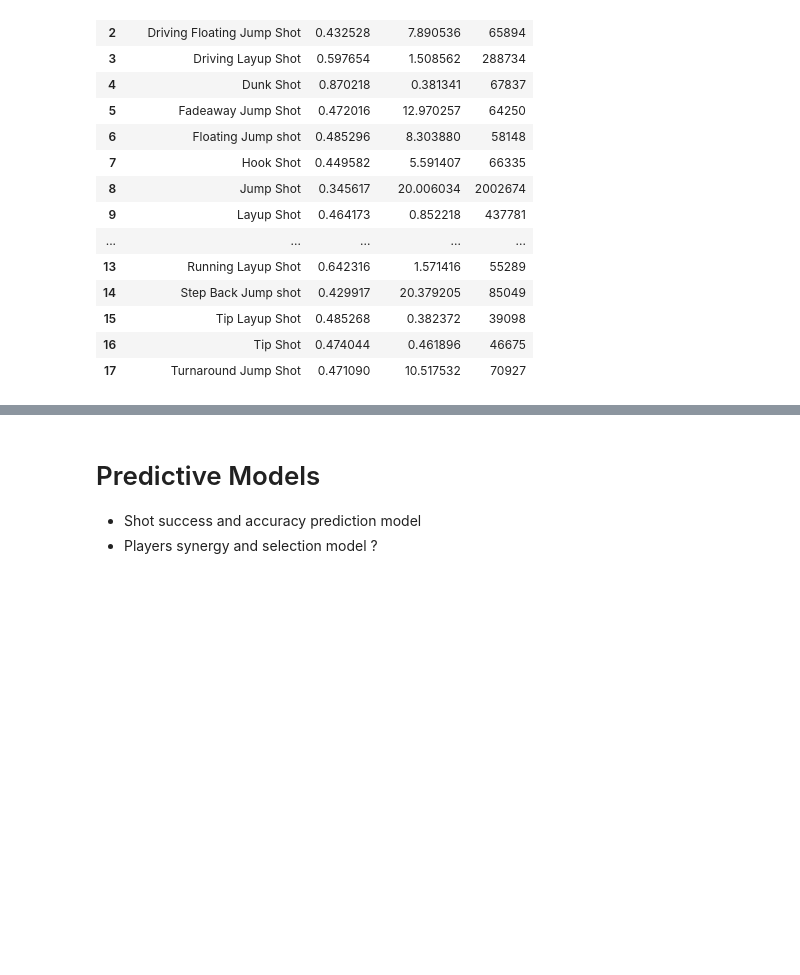
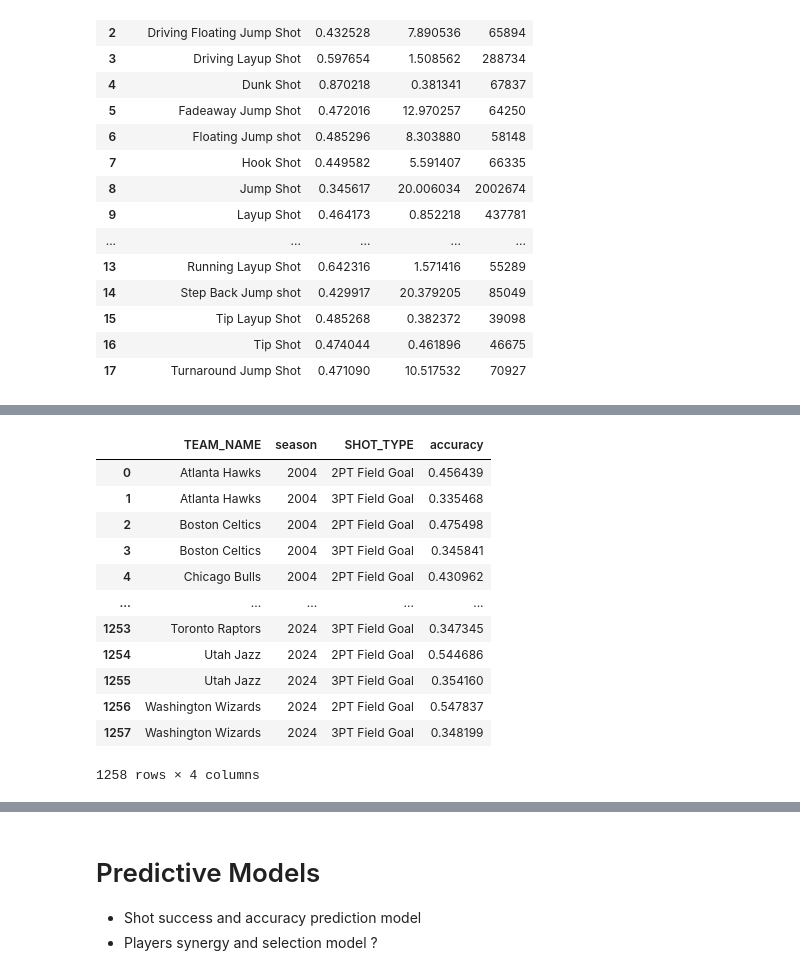
Before and after one commit to fan71c/NBA-Project, a Jupyter notebook: notebooks/main.ipynb, the cells around one changed output, grey strips where cells are left out. Drawn from its saved outputs; the diff is of its cells as text; code cells hidden in the pictures; blank space fills up the shorter version.

```diff
--- a/notebooks/main.ipynb
+++ b/notebooks/main.ipynb
@@ -321,0 +277,24 @@ fig.add_trace(
+# %%
+query = '''
+SELECT TEAM_NAME, SEASON_1 as season, SHOT_TYPE, AVG(SHOT_MADE) as accuracy
+FROM nba
+GROUP BY SEASON_1, TEAM_NAME, SHOT_TYPE
+'''
+#TODO: Add additional column for WEST and EAST conference
+# Comparison of 2pt vs. 3pt shots over time
+shot_type_df = pd.read_sql(query,conn)
+shot_type_df
+# %% [output]
+|  | TEAM_NAME | season | SHOT_TYPE | accuracy |
+| 0 | Atlanta Hawks | 2004 | 2PT Field Goal | 0.456439 |
+| 1 | Atlanta Hawks | 2004 | 3PT Field Goal | 0.335468 |
+| 2 | Boston Celtics | 2004 | 2PT Field Goal | 0.475498 |
+| 3 | Boston Celtics | 2004 | 3PT Field Goal | 0.345841 |
+| 4 | Chicago Bulls | 2004 | 2PT Field Goal | 0.430962 |
+| ... | ... | ... | ... | ... |
+| 1253 | Toronto Raptors | 2024 | 3PT Field Goal | 0.347345 |
+| 1254 | Utah Jazz | 2024 | 2PT Field Goal | 0.544686 |
+| 1255 | Utah Jazz | 2024 | 3PT Field Goal | 0.354160 |
+| 1256 | Washington Wizards | 2024 | 2PT Field Goal | 0.547837 |
+| 1257 | Washington Wizards | 2024 | 3PT Field Goal | 0.348199 |
+1258 rows × 4 columns
```
Also changed, not shown: parts of 17 cells of this notebook.
